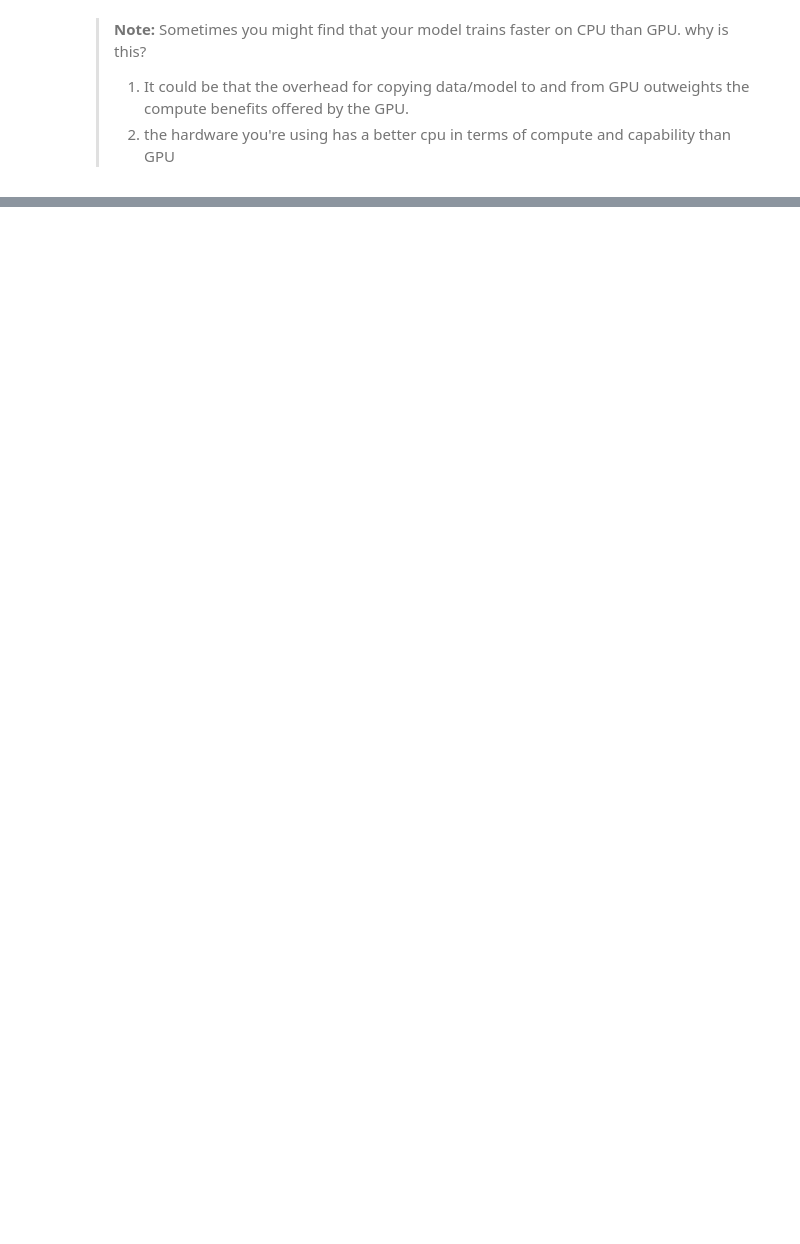
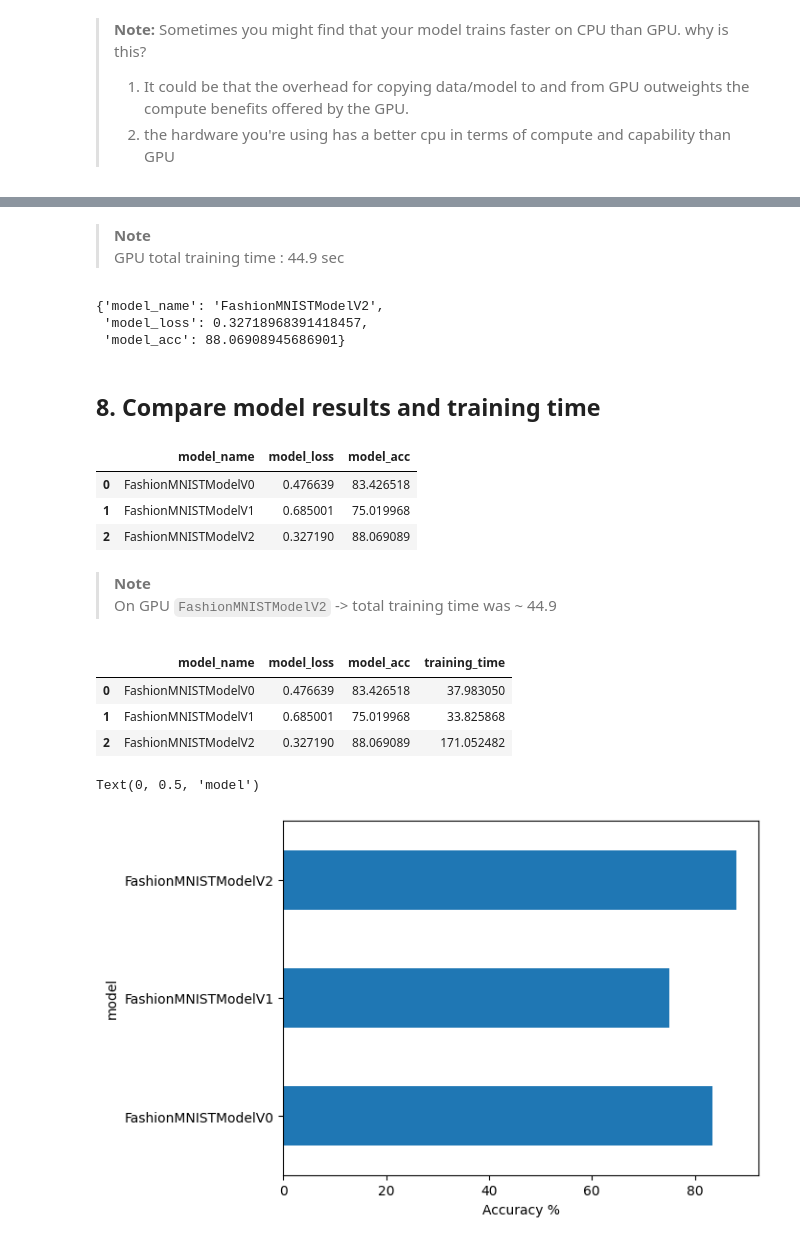
Before and after one commit to toheedakhtar/pytorch-deeplearning, a Jupyter notebook: notebooks/03_pytorch_computer_vision.ipynb, the cells around one changed output, grey strips where cells are left out. Drawn from its saved outputs; the diff is of its cells as text; code cells hidden in the pictures; blank space fills up the shorter version.

```diff
--- a/notebooks/03_pytorch_computer_vision.ipynb
+++ b/notebooks/03_pytorch_computer_vision.ipynb
@@ -651,0 +785,3 @@ model_1_results
+# %%
+loss_fn = nn.CrossEntropyLoss()
+optimizer = torch.optim.SGD(params=model_2.parameters(), lr=0.1)
@@ -651,0 +841,20 @@ model_1_results
+# %% [markdown]
+> **Note**
+> GPU total training time : 44.9 sec
+# %%
+# GET model_2 results
+model_2_results = eval_model(
+    model = model_2,
+    data_loader = test_dataloader,
+    loss_fn=loss_fn,
+    accuracy_fn=accuracy_fn,
+    device=device
+)
+# %%
+model_2_results
+# %% [output]
+{'model_name': 'FashionMNISTModelV2',
+ 'model_loss': 0.32718968391418457,
+ 'model_acc': 88.06908945686901}
+# %% [markdown]
+## 8. Compare model results and training time
@@ -651,0 +863,27 @@ model_1_results
+# %%
+compare_results = pd.DataFrame([model_0_results, model_1_results, model_2_results])
+compare_results
+# %% [output]
+|  | model_name | model_loss | model_acc |
+| 0 | FashionMNISTModelV0 | 0.476639 | 83.426518 |
+| 1 | FashionMNISTModelV1 | 0.685001 | 75.019968 |
+| 2 | FashionMNISTModelV2 | 0.327190 | 88.069089 |
+# %% [markdown]
+> **Note**
+> On GPU `FashionMNISTModelV2` -> total training time was ~ 44.9
+# %%
+compare_results["training_time"] = [total_train_time_on_cpu, total_train_time_model_1, total_time_model2]
+compare_results
+# %% [output]
+|  | model_name | model_loss | model_acc | training_time |
+| 0 | FashionMNISTModelV0 | 0.476639 | 83.426518 | 37.983050 |
+| 1 | FashionMNISTModelV1 | 0.685001 | 75.019968 | 33.825868 |
+| 2 | FashionMNISTModelV2 | 0.327190 | 88.069089 | 171.052482 |
+# %%
+# visualzie
+compare_results.set_index("model_name")["model_acc"].plot(kind="barh")
+plt.xlabel('Accuracy %')
+plt.ylabel("model")
+# %% [output]
+Text(0, 0.5, 'model')
+[figure, added]
```
Also changed, not shown: parts of 49 cells of this notebook.
